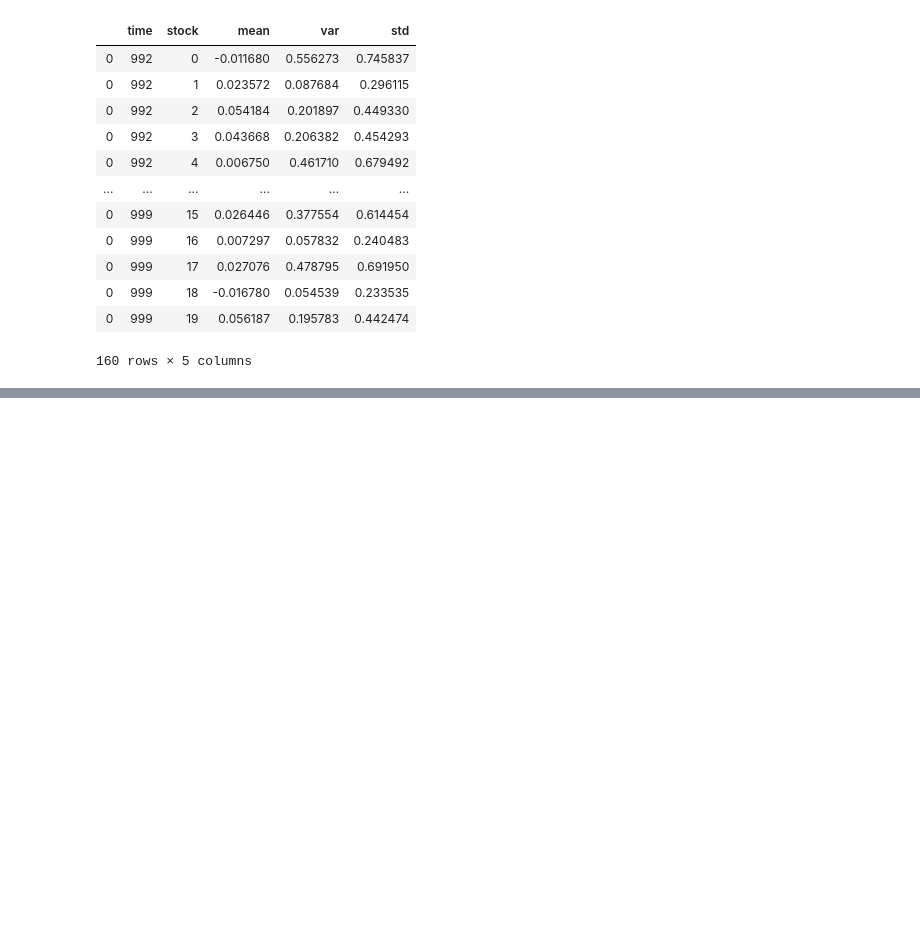
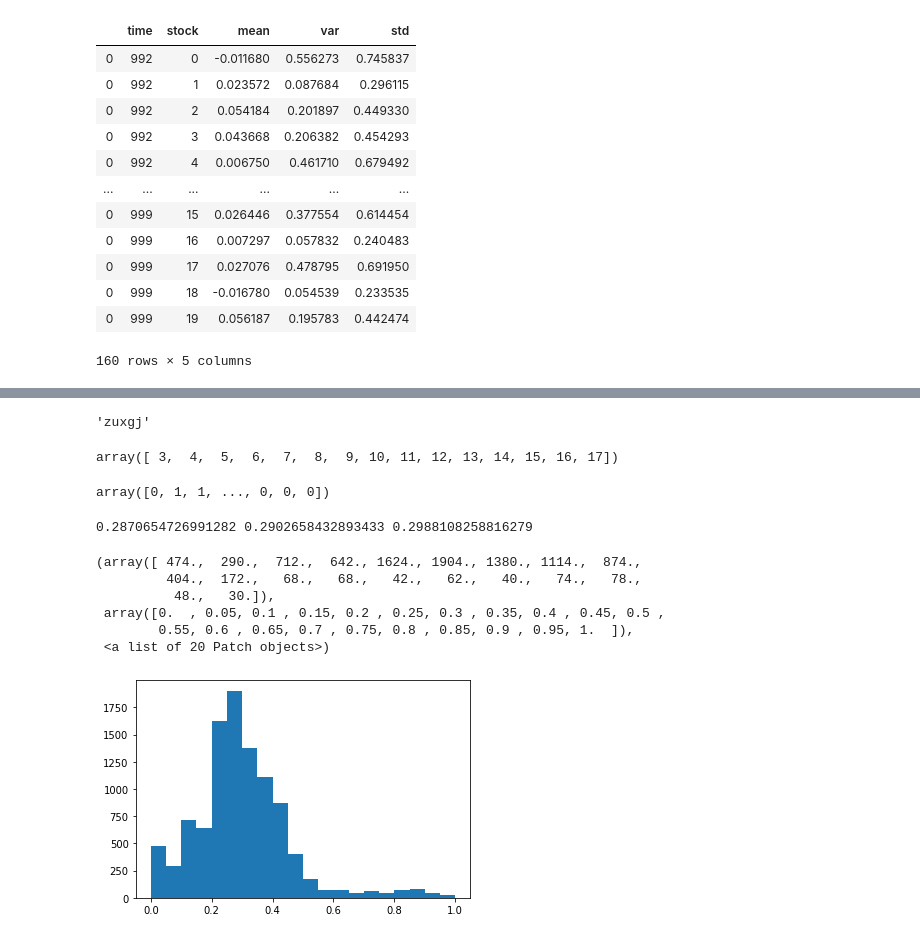
Before and after one commit to braedyn-au/StockMarketCascades, a Jupyter notebook: draft3_mainmodular.ipynb, the cells around one changed output, grey strips where cells are left out. Saved outputs shown, nothing was run; the diff lists cells and outputs as text; code cells hidden in the pictures; blank space fills up the shorter version.

```diff
--- a/draft3_mainmodular.ipynb
+++ b/draft3_mainmodular.ipynb
@@ -45,16 +111,16 @@ plt.show()
 # %%
-for name,portf in traderIDs.items():
-    p90 = (np.percentile(portf.sharpe,50))
-    p100 = (max(portf.sharpe))
-    x0 = (p100+p90)/2
-    probs = []
-    print(x0)
-    for i in portf.sharpe:
-        p = (sigmoid(i,x0, k =1))
-        probs.append(p)
-    #print(probs)
-    plt.plot(portf.sharpe,probs, 'o')
-    plt.grid('on')
-    plt.show()
-# june 18, create a reset function in the portfolios to incorporate sharpe ratio threshold
-# reset the sharpe ratio counter for the portfolios and update the order function
+# for name,portf in traderIDs.items():
+#     p90 = (np.percentile(portf.sharpe,50))
+#     p100 = (max(portf.sharpe))
+#     x0 = (p100+p90)/2
+#     probs = []
+#     print(x0)
+#     for i in portf.sharpe:
+#         p = (sigmoid(i,x0, k =1))
+#         probs.append(p)
+#     #print(probs)
+#     plt.plot(portf.sharpe,probs, 'o')
+#     plt.grid('on')
+#     plt.show()
+# # june 18, create a reset function in the portfolios to incorporate sharpe ratio threshold
+# # reset the sharpe ratio counter for the portfolios and update the order function
@@ -99,0 +211,10 @@ plt.plot(np.linspace(0,1,100),sigmoid(np.linspace(0,5,100),0))
+# %%
+pesbocosines = np.asarray([])
+#pesbo = tstocks['iugey']
+#portf2s = np.asarray([])
+for j, pesbo in tstocks.items():
+    for i, portf in tstocks.items():
+        if i!=j:
+            cc = cosineSim(pesbo,portf)
+            portf2s = np.append(portf2s,i)
+            pesbocosines = np.append(pesbocosines,cc)
@@ -99,0 +228,4 @@ plt.plot(np.linspace(0,1,100),sigmoid(np.linspace(0,5,100),0))
+# %%
+portf2s[44]
+# %% [output]
+'zuxgj'
@@ -99,0 +245,22 @@ plt.plot(np.linspace(0,1,100),sigmoid(np.linspace(0,5,100),0))
+# %%
+tstocks['zuxgj']
+# %% [output]
+array([ 3,  4,  5,  6,  7,  8,  9, 10, 11, 12, 13, 14, 15, 16, 17])
+# %%
+np.where(pesbocosines>0,0,1)
+# %% [output]
+array([0, 1, 1, ..., 0, 0, 0])
+# %%
+print(win4,win10,win10_15)
+# %% [output]
+0.2870654726991282 0.2902658432893433 0.2988108258816279
+# %%
+plt.hist(pesbocosines, bins=20)
+# %% [output]
+(array([ 474.,  290.,  712.,  642., 1624., 1904., 1380., 1114.,  874.,
+         404.,  172.,   68.,   68.,   42.,   62.,   40.,   74.,   78.,
+          48.,   30.]),
+ array([0.  , 0.05, 0.1 , 0.15, 0.2 , 0.25, 0.3 , 0.35, 0.4 , 0.45, 0.5 ,
+        0.55, 0.6 , 0.65, 0.7 , 0.75, 0.8 , 0.85, 0.9 , 0.95, 1.  ]),
+ <a list of 20 Patch objects>)
+[figure, added]
```
Also changed, not shown: parts of 14 cells of this notebook.
